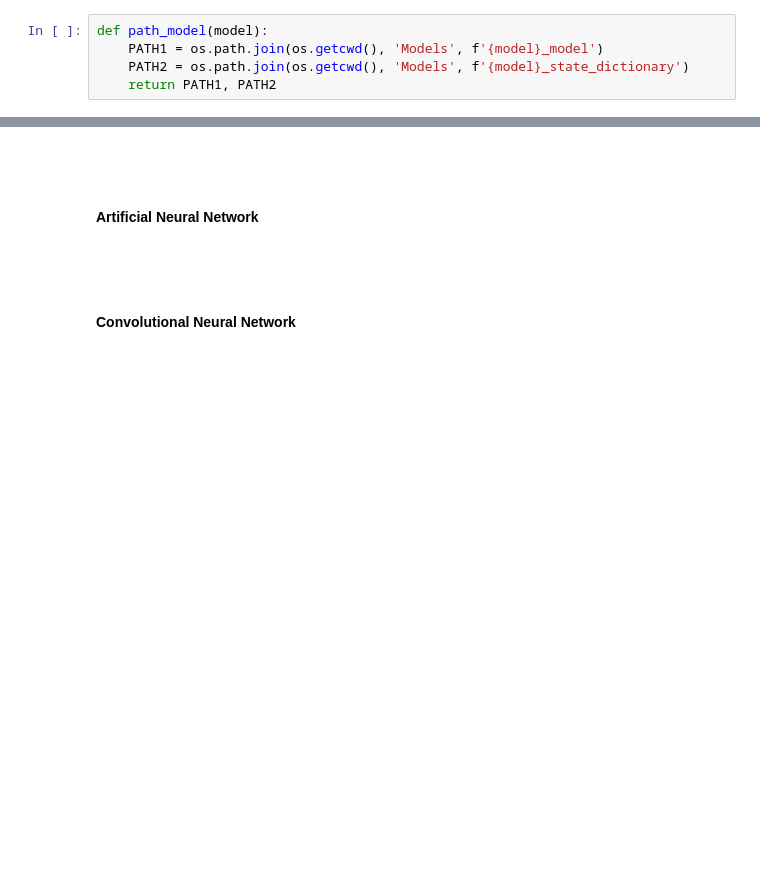
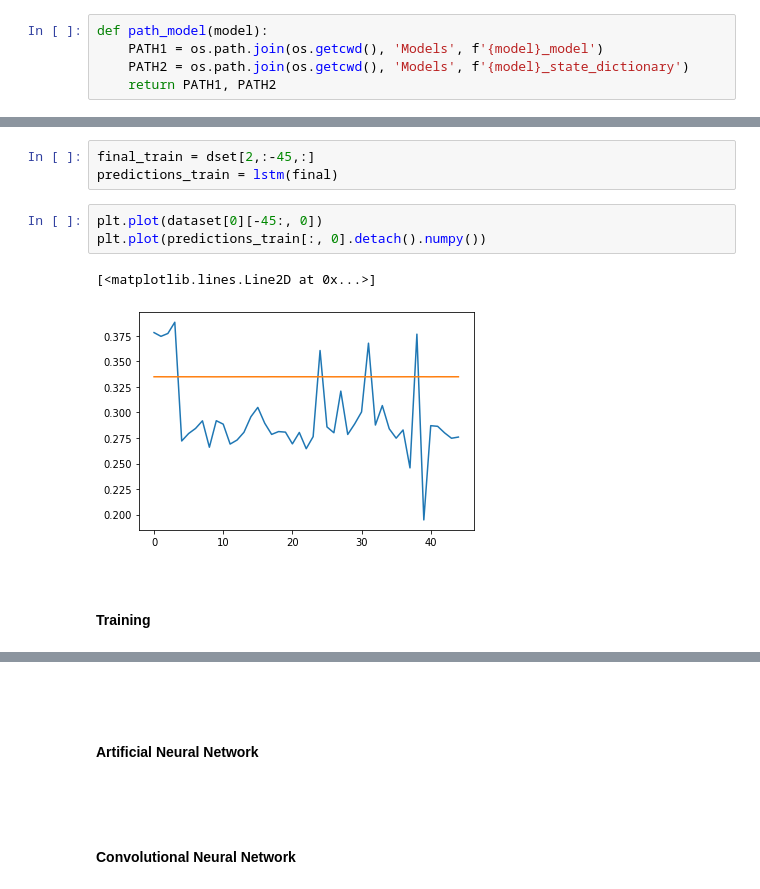
Before and after one commit to GuillemAmatCastello/Deep_Learning, a Jupyter notebook: Final Project/Code/Main.ipynb, the cells around one changed output, grey strips where cells are left out. Cells and saved outputs as stored; diff of their text form; blank space fills up the shorter version.

```diff
--- a/Final Project/Code/Main.ipynb
+++ b/Final Project/Code/Main.ipynb
@@ -202,0 +203,13 @@ RuntimeError: Expected hidden size (2, 45, 256), got (2, 69, 256)
+# %%
+final_train = dset[2,:-45,:]
+predictions_train = lstm(final)
+# %%
+plt.plot(dataset[0][-45:, 0])
+plt.plot(predictions_train[:, 0].detach().numpy())
+# %% [output]
+[<matplotlib.lines.Line2D at 0x...>]
+[figure, added]
+# %% [markdown]
+<br>
+# %% [markdown]
+**Training**
```
Also changed, not shown: parts of 26 cells of this notebook.
